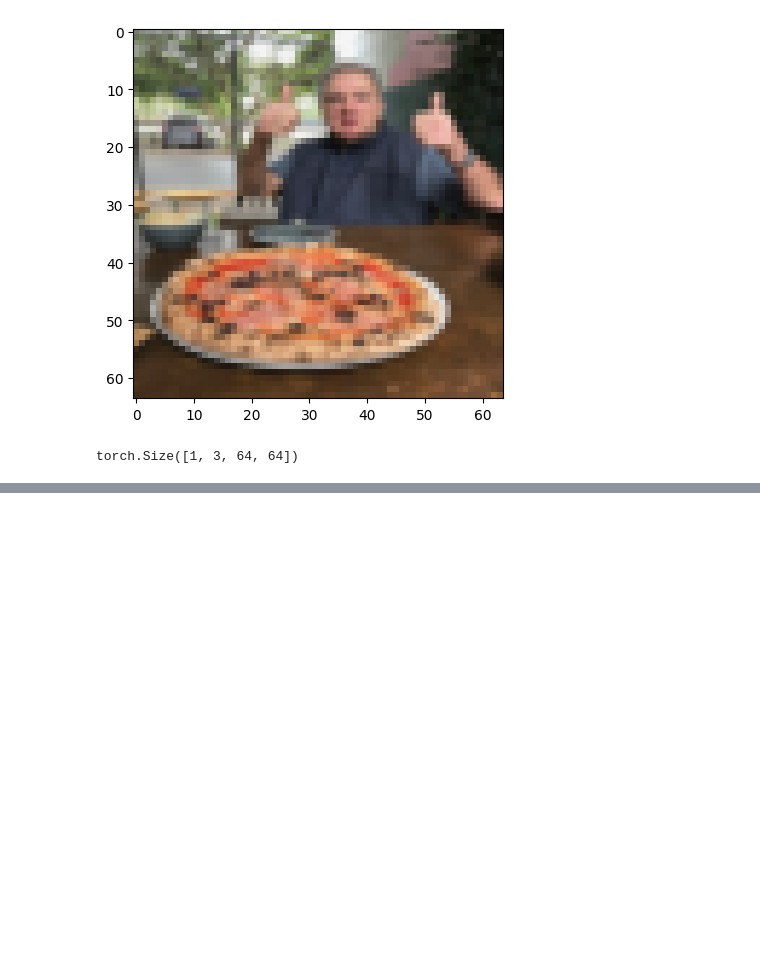
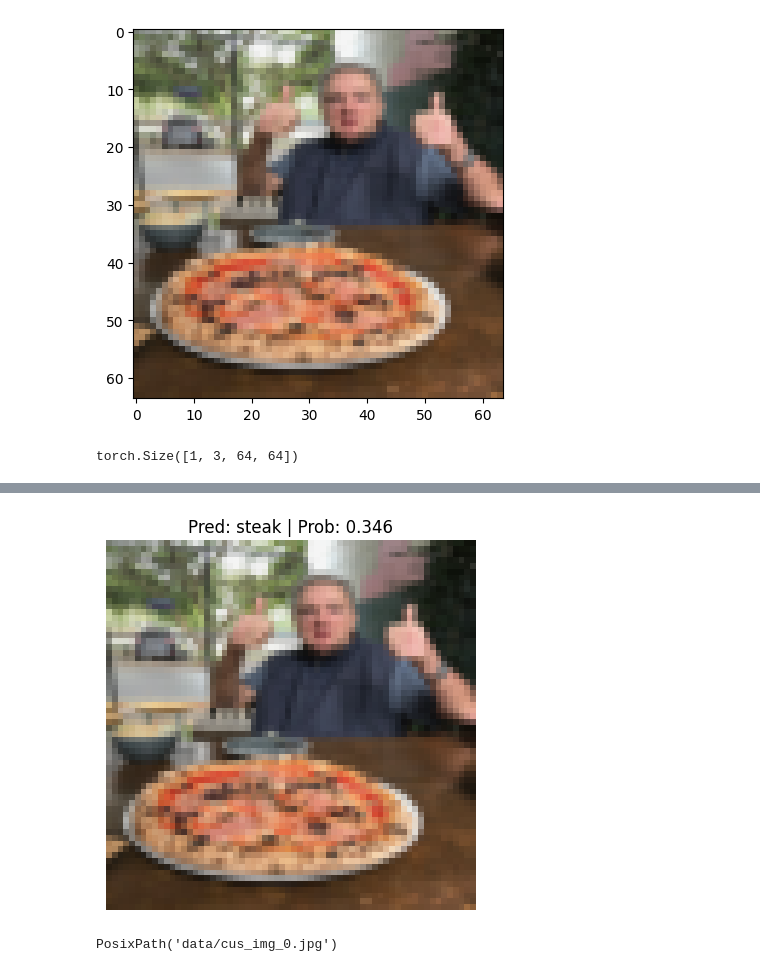
Before and after one commit to Niloy009/learning_pytorch, a Jupyter notebook: 04_pytorch_custom_dataset.ipynb, the cells around one changed output, grey strips where cells are left out. Saved outputs shown, nothing was run; the diff lists cells and outputs as text; code cells hidden in the pictures; blank space fills up the shorter version.

```diff
--- a/04_pytorch_custom_dataset.ipynb
+++ b/04_pytorch_custom_dataset.ipynb
@@ -1151,0 +1152,52 @@ custom_img_pred, custom_img_logits
+# %%
+def pred_and_plot_image(model: torch.nn.Module,
+                        image_path: str,
+                        class_names: List[str] = None,
+                        transform=None,
+                        device=device):
+  """Makes a prediction on a target image with a trained model and plots the image and prediction."""
+  # Load in the image
+  target_image = torchvision.io.decode_image(str(image_path)).type(torch.float32)
+
+  # Divide the image pixel values by 255 to get them between [0, 1]
+  target_image = target_image / 255.
+
+  # Transform if necessary
+  if transform:
+    target_image = transform(target_image)
+
+  # Make sure the model is on the target device
+  model.to(device)
+
+  # Turn on eval/inference mode and make a prediction
+  model.eval()
+  with torch.inference_mode():
+    # Add an extra dimension to the image (this is the batch dimension, e.g. our model will predict on batches of 1x image)
+    target_image = target_image.unsqueeze(0)
+
+    # Make a prediction on the image with an extra dimension
+    target_image_pred = model(target_image.to(device)) # make sure the target image is on the right device
+
+  # Convert logits -> prediction probabilities
+  target_image_pred_probs = torch.softmax(target_image_pred, dim=1)
+
+  # Convert predction probabilities -> prediction labels
+  target_image_pred_label = torch.argmax(target_image_pred_probs, dim=1)
+
+  # Plot the image alongside the prediction and prediction probability
+  plt.imshow(target_image.squeeze().permute(1, 2, 0)) # remove batch dimension and rearrange shape to be HWC
+  if class_names:
+    title = f"Pred: {class_names[target_image_pred_label.cpu()]} | Prob: {target_image_pred_probs.max().cpu():.3f}"
+  else:
+    title = f"Pred: {target_image_pred_label} | Prob: {target_image_pred_probs.max().cpu():.3f}"
+  plt.title(title)
+  plt.axis(False)
+# %%
+pred_and_plot_image(model=model_1, image_path=custom_img_path, class_names=class_names, transform=custom_img_transform)
+# %% [output]
+[figure, added]
+# %%
+custom_img_path_0 = data_path / "cus_img_0.jpg"
+custom_img_path_0
+# %% [output]
+PosixPath('data/cus_img_0.jpg')
```
Also changed, not shown: parts of 20 cells of this notebook, 2 other files.
